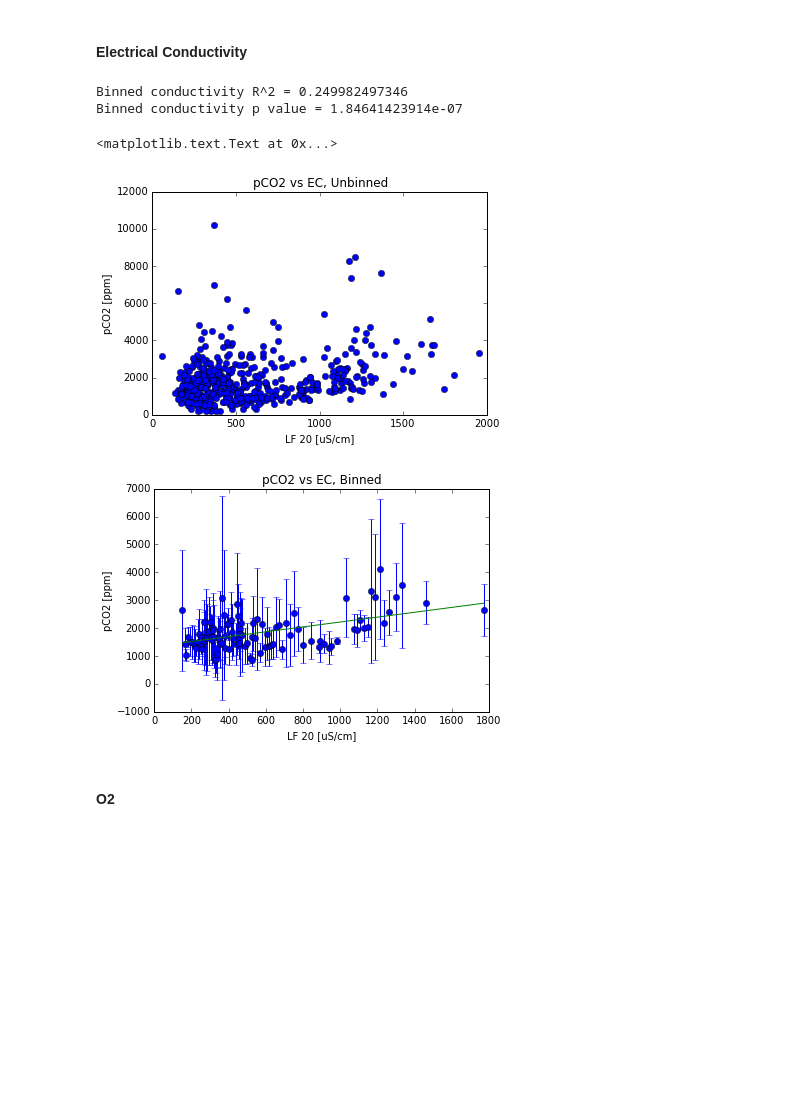
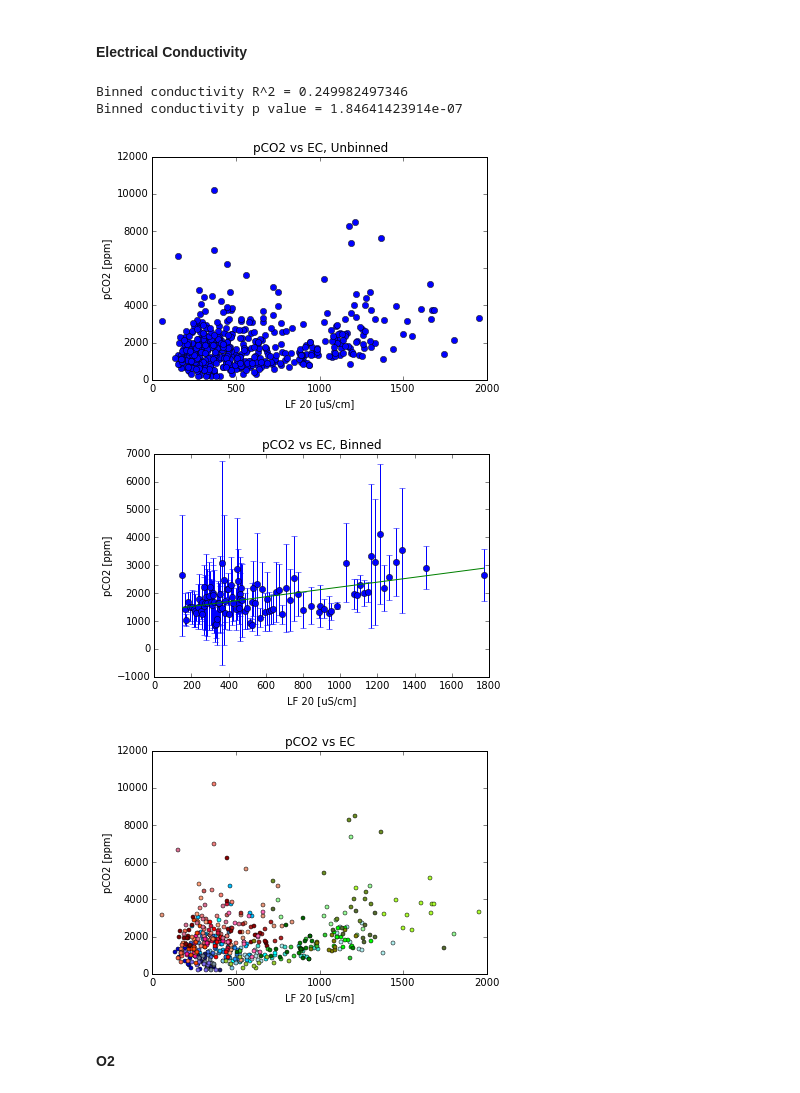
Before and after one commit to egyang24/CarbonStream, a Jupyter notebook: pCO2_vs_other_variables.ipynb, the cells around one changed output. Saved outputs shown, nothing was run; the diff lists cells and outputs as text; code cells hidden in the pictures; blank space fills up the shorter version.

```diff
--- a/pCO2_vs_other_variables.ipynb
+++ b/pCO2_vs_other_variables.ipynb
@@ -252,36 +380,38 @@ for j in range(len(ecbinpco2)):
         if i == ((j+1)*5):
             ecbinpco2[j] = np.mean(np.array((ecordpco2[i-5],ecordpco2[i-4],ecordpco2[i-3],ecordpco2[i-2],ecordpco2[i-1])))
             binec[j] = np.median(np.array((ordec[i-5],ordec[i-4],ordec[i-3],ordec[i-2],ordec[i-1])))
             ecstdpco2[j] = np.std(np.array((ecordpco2[i-5],ecordpco2[i-4],ecordpco2[i-3],ecordpco2[i-2],ecordpco2[i-1])))
         if i == (len(pco2)-1.0) and j == len(ecbinpco2)-1:
             ecbinpco2[j] = np.mean(np.array((ecordpco2[i-3],ecordpco2[i-2],ecordpco2[i-1], ecordpco2[i])))
             binec[j] = np.median(np.array((ordec[i-3],ordec[i-2],ordec[i-1],ordec[i])))
             ecstdpco2[j] = np.std(np.array((ecordpco2[i-3],ecordpco2[i-2],ecordpco2[i-1], ecordpco2[i])))
 
 
 slopeec, interceptec, r_valueec, p_valueec, std_errec = stats.linregress(binec,ecbinpco2)
 print 'Binned conductivity R^2 =', r_valueec**2
 print 'Binned conductivity p value =',p_valueec
 
 
-plt.figure(3)
+plt.figure()
 plt.plot(ec,pco2,'o')
 plt.xlabel('LF 20 [uS/cm]')
 plt.ylabel('pCO2 [ppm]')
 plt.title('pCO2 vs EC, Unbinned')
 
-plt.figure(4)
+plt.figure()
 plt.errorbar(binec,ecbinpco2,ecstdpco2,linestyle='None',marker='o')
 plt.plot(np.linspace(binec[0],binec[len(binec)-1]),slopeec*np.linspace(binec[0],binec[len(binec)-1])+interceptec)
 plt.xlabel('LF 20 [uS/cm]')
 plt.ylabel('pCO2 [ppm]')
 plt.title('pCO2 vs EC, Binned')
+
+plotpco2(2,'LF 20 [uS/cm]','EC')
 # %% [output]
 Binned conductivity R^2 = 0.249982497346
 Binned conductivity p value = 1.84641423914e-07
-<matplotlib.text.Text at 0x...>
 [figure]
 [figure]
+[figure, added]
 # %% [markdown]
 #### O2
 # %%
```
Also changed, not shown: parts of 13 cells of this notebook.
